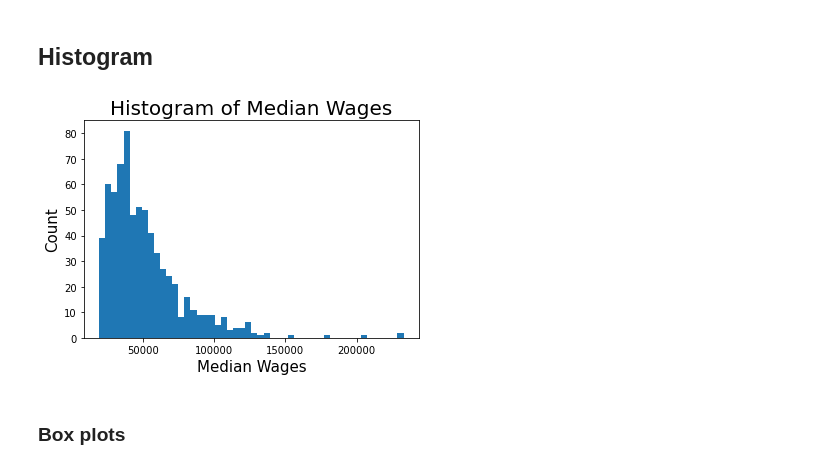
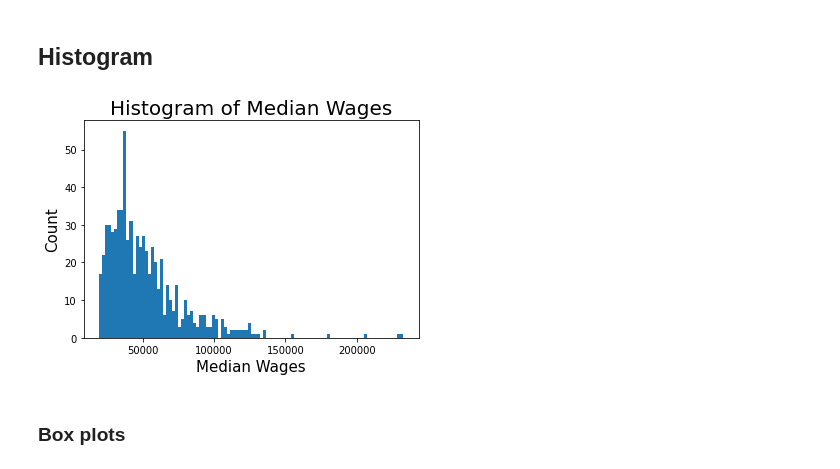
Before and after one commit to somethingabout/Data_Analysis_Python_R, a Jupyter notebook: Becoming a Viz Kid/Lecture 8.ipynb, the cells around one changed output. Saved outputs shown, nothing was run; the diff lists cells and outputs as text; code cells hidden in the pictures.

```diff
--- a/Becoming a Viz Kid/Lecture 8.ipynb
+++ b/Becoming a Viz Kid/Lecture 8.ipynb
@@ -280,16 +316,16 @@ plt.show()
 # %% [markdown]
 ## Histogram
 # %%
-plt.hist(jobs['median_ann_wage'], bins=50)
+plt.hist(jobs['median_ann_wage'], bins=100)
 
 plt.xlabel('Median Wages', fontsize=15)
 plt.ylabel('Count', fontsize=15)
 plt.title("Histogram of Median Wages", fontsize=20)
 
 
 plt.show()
 # %% [output]
-[figure, old version]
+[figure, new version]
 # %% [markdown]
 ### Box plots
 # %%
```
Also changed, not shown: parts of 6 cells of this notebook, 14 other files.
